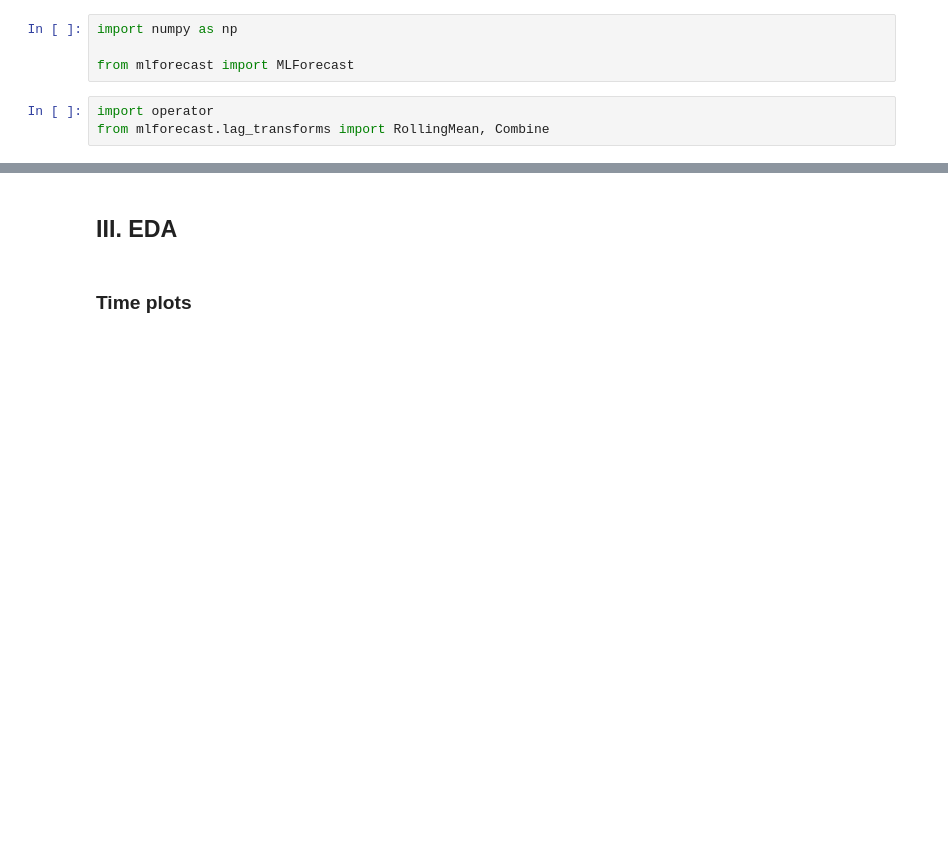
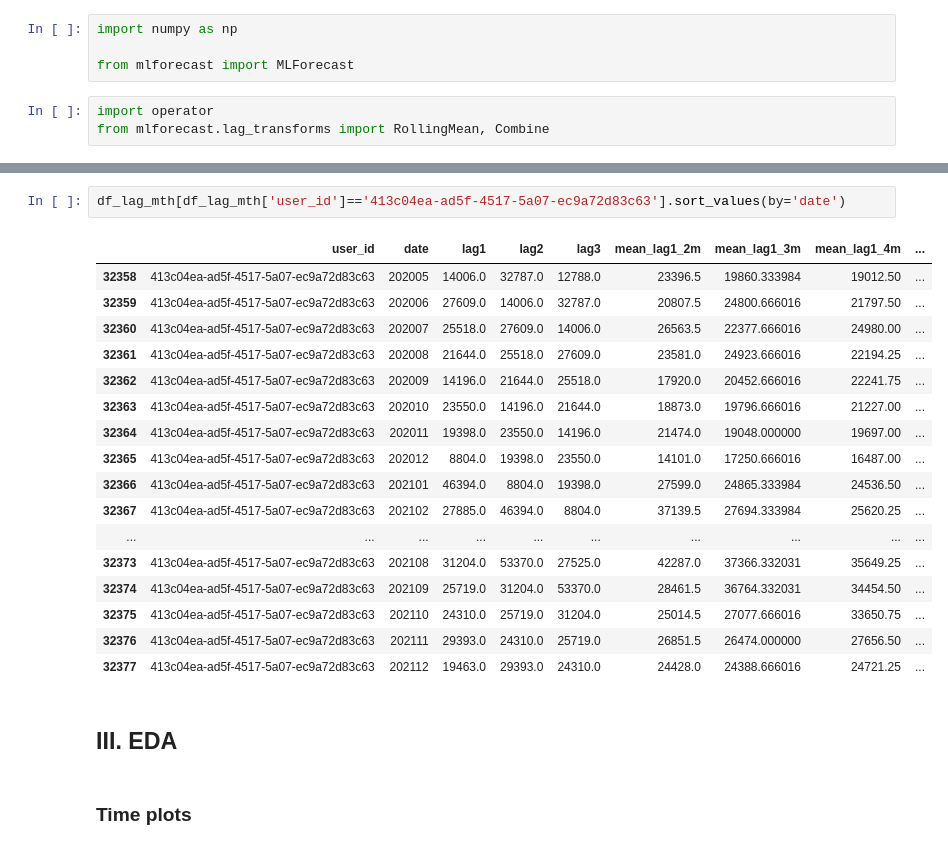
Before and after one commit to Nampq281/ts_demand_sale_forecast, a Jupyter notebook: model_run.ipynb, the cells around one changed output, grey strips where cells are left out. Saved outputs shown, nothing was run; the diff lists cells and outputs as text; blank space fills up the shorter version.

```diff
--- a/model_run.ipynb
+++ b/model_run.ipynb
@@ -418,3 +448,23 @@ df_lag.head(3)
+# %%
+df_lag_mth[df_lag_mth['user_id']=='413c04ea-ad5f-4517-5a07-ec9a72d83c63'].sort_values(by='date')
+# %% [output]
+|  | user_id | date | lag1 | lag2 | lag3 | mean_lag1_2m | mean_lag1_3m | mean_lag1_4m | ... |
+| 32358 | 413c04ea-ad5f-4517-5a07-ec9a72d83c63 | 202005 | 14006.0 | 32787.0 | 12788.0 | 23396.5 | 19860.333984 | 19012.50 | ... |
+| 32359 | 413c04ea-ad5f-4517-5a07-ec9a72d83c63 | 202006 | 27609.0 | 14006.0 | 32787.0 | 20807.5 | 24800.666016 | 21797.50 | ... |
+| 32360 | 413c04ea-ad5f-4517-5a07-ec9a72d83c63 | 202007 | 25518.0 | 27609.0 | 14006.0 | 26563.5 | 22377.666016 | 24980.00 | ... |
+| 32361 | 413c04ea-ad5f-4517-5a07-ec9a72d83c63 | 202008 | 21644.0 | 25518.0 | 27609.0 | 23581.0 | 24923.666016 | 22194.25 | ... |
+| 32362 | 413c04ea-ad5f-4517-5a07-ec9a72d83c63 | 202009 | 14196.0 | 21644.0 | 25518.0 | 17920.0 | 20452.666016 | 22241.75 | ... |
+| 32363 | 413c04ea-ad5f-4517-5a07-ec9a72d83c63 | 202010 | 23550.0 | 14196.0 | 21644.0 | 18873.0 | 19796.666016 | 21227.00 | ... |
+| 32364 | 413c04ea-ad5f-4517-5a07-ec9a72d83c63 | 202011 | 19398.0 | 23550.0 | 14196.0 | 21474.0 | 19048.000000 | 19697.00 | ... |
+| 32365 | 413c04ea-ad5f-4517-5a07-ec9a72d83c63 | 202012 | 8804.0 | 19398.0 | 23550.0 | 14101.0 | 17250.666016 | 16487.00 | ... |
+| 32366 | 413c04ea-ad5f-4517-5a07-ec9a72d83c63 | 202101 | 46394.0 | 8804.0 | 19398.0 | 27599.0 | 24865.333984 | 24536.50 | ... |
+| 32367 | 413c04ea-ad5f-4517-5a07-ec9a72d83c63 | 202102 | 27885.0 | 46394.0 | 8804.0 | 37139.5 | 27694.333984 | 25620.25 | ... |
+| ... | ... | ... | ... | ... | ... | ... | ... | ... | ... |
+| 32373 | 413c04ea-ad5f-4517-5a07-ec9a72d83c63 | 202108 | 31204.0 | 53370.0 | 27525.0 | 42287.0 | 37366.332031 | 35649.25 | ... |
+| 32374 | 413c04ea-ad5f-4517-5a07-ec9a72d83c63 | 202109 | 25719.0 | 31204.0 | 53370.0 | 28461.5 | 36764.332031 | 34454.50 | ... |
+| 32375 | 413c04ea-ad5f-4517-5a07-ec9a72d83c63 | 202110 | 24310.0 | 25719.0 | 31204.0 | 25014.5 | 27077.666016 | 33650.75 | ... |
+| 32376 | 413c04ea-ad5f-4517-5a07-ec9a72d83c63 | 202111 | 29393.0 | 24310.0 | 25719.0 | 26851.5 | 26474.000000 | 27656.50 | ... |
+| 32377 | 413c04ea-ad5f-4517-5a07-ec9a72d83c63 | 202112 | 19463.0 | 29393.0 | 24310.0 | 24428.0 | 24388.666016 | 24721.25 | ... |
 # %% [markdown]
 ## III. EDA
 # %% [markdown]
```
Also changed, not shown: parts of 50 cells of this notebook.
